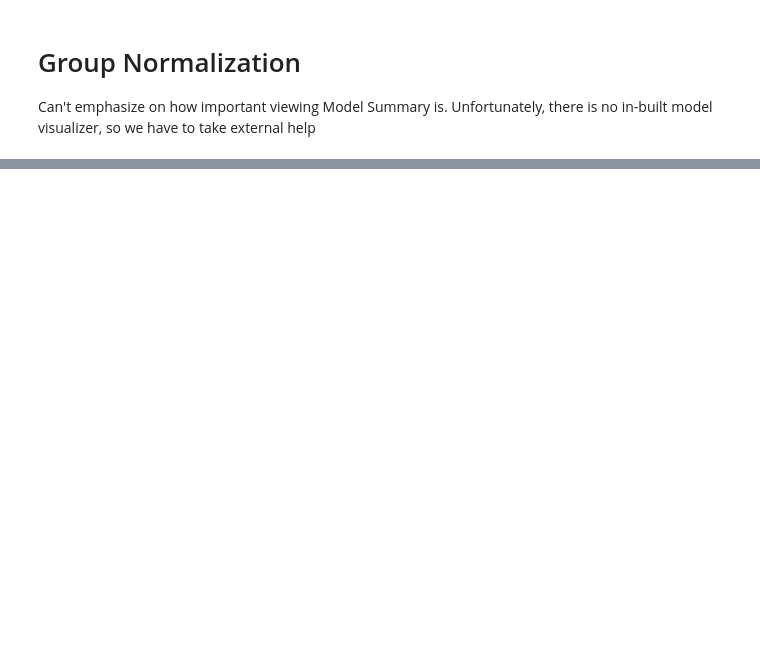
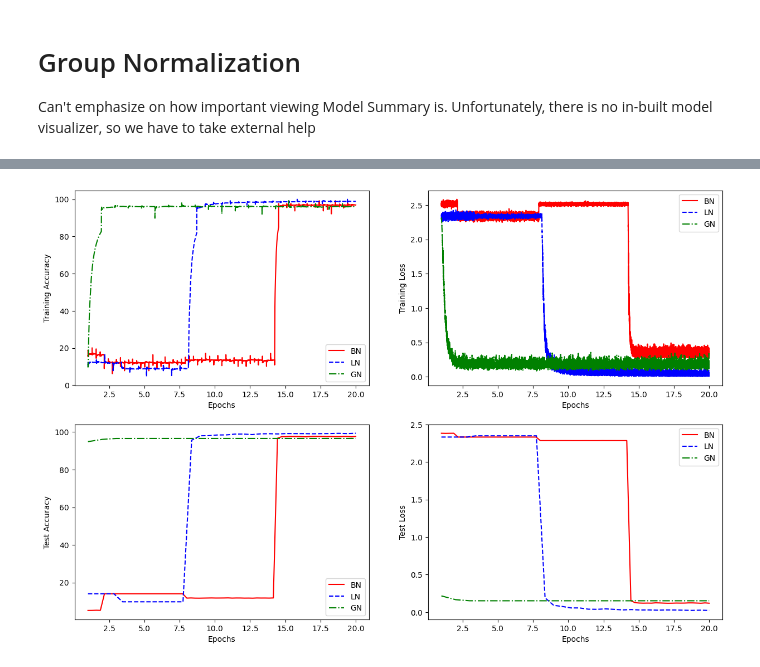
Before and after one commit to tsai-praveen/tsai-assignments, a Jupyter notebook: S5/S5_Assignment.ipynb, the cells around one changed output, grey strips where cells are left out. Cells and saved outputs as stored; diff of their text form; code cells hidden in the pictures; blank space fills up the shorter version.

```diff
--- a/S5/S5_Assignment.ipynb
+++ b/S5/S5_Assignment.ipynb
@@ -413,0 +430,38 @@ Text(0.5, 1.0, 'Test Accuracy')
+# %%
+%matplotlib inline
+import matplotlib.pyplot as plt
+import numpy as np
+
+fig, axs = plt.subplots(2,2,figsize=(15,10))
+plot_meta = {
+                "BN":{"color":"red", "pattern": "-"},
+                "LN":{"color":"blue", "pattern": "--"},
+                "GN":{"color":"green", "pattern": "-."}
+            }
+
+def set_plot_details(graph, ylabel):
+    graph.set_xlabel('Epochs')
+    graph.set_ylabel(ylabel)
+    graph.tick_params(axis='y')
+    graph.legend(plot_meta.keys())
+
+for norm_type in NormType:
+    ntype = str(norm_type.value)
+    color, pattern = plot_meta[ntype].values()
+    train_epoch_adjusted = np.linspace(1, EPOCHS, len(train_losses[ntype]))
+    test_epoch_adjusted = np.linspace(1, EPOCHS, len(test_losses[ntype]))
+    axs[0, 0].plot(train_epoch_adjusted, train_acc[ntype], color=color, linestyle=pattern, label=ntype)
+    axs[0, 1].plot(train_epoch_adjusted, tr_losses[ntype], color=color, linestyle=pattern, label=ntype)
+    axs[1, 0].plot(test_epoch_adjusted, test_acc[ntype], color=color, linestyle=pattern, label=ntype)
+    axs[1, 1].plot(test_epoch_adjusted, test_losses[ntype], color=color, linestyle=pattern, label=ntype)
+
+
+# axs[0, 0].set_title("Training Accuracy")
+set_plot_details(axs[0, 0], "Training Accuracy")
+set_plot_details(axs[0, 1], "Training Loss")
+set_plot_details(axs[1, 0], "Test Accuracy")
+set_plot_details(axs[1, 1], "Test Loss")
+
+# plt.show()
+# %% [output]
+[figure, added]
```
Also changed, not shown: parts of 31 cells of this notebook, 1 other file.
